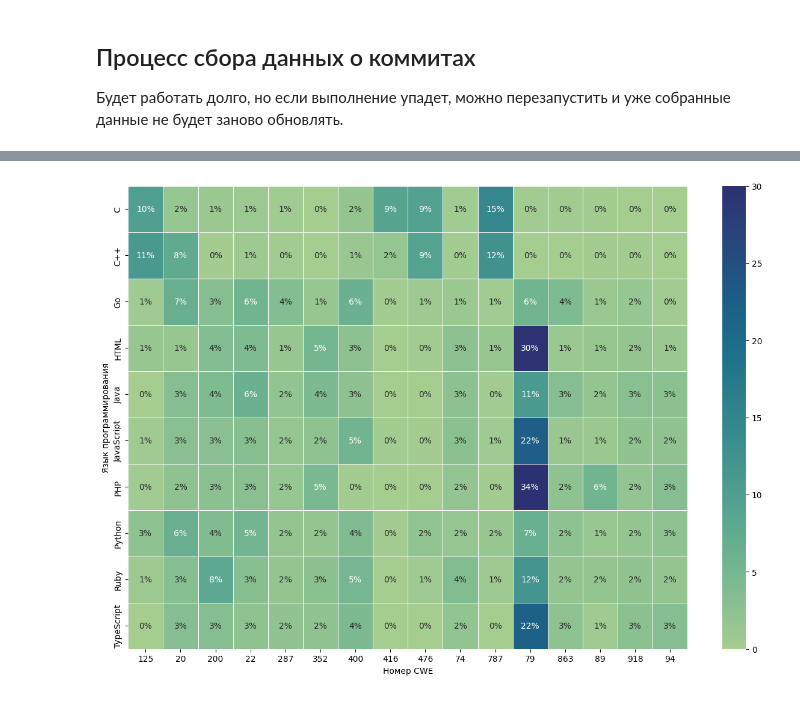
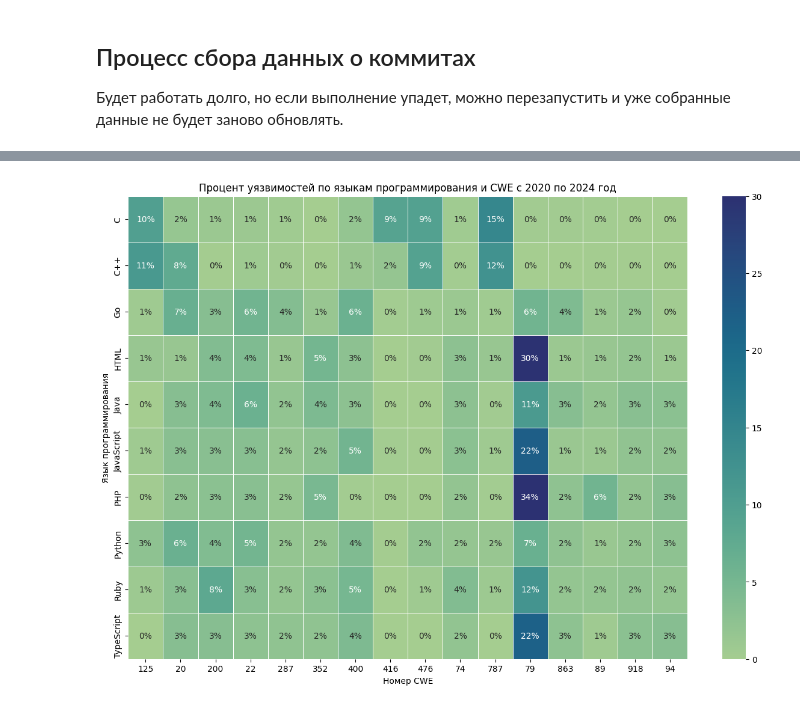
Before and after one commit to vodkar/software_vulnerabilites_investigation, a Jupyter notebook: sv_investigation/process_cve_data.ipynb, the cells around one changed output, grey strips where cells are left out. Drawn from its saved outputs; the diff is of its cells as text; code cells hidden in the pictures.

Commit message:
Updated graphs a little bit

```diff
--- a/sv_investigation/process_cve_data.ipynb
+++ b/sv_investigation/process_cve_data.ipynb
@@ -33,7 +33,7 @@ counted_data = (
     .agg(pl.col("has_commit_link").max().alias("has_commit_link"))
     .group_by(by=["year"])
     .agg(pl.col("has_commit_link").sum().alias("with_commit_count"), pl.count().alias("total_count"))
-    .filter((pl.col("year") >= 2018).and_(pl.col("year") <= 2023))
+    .filter((pl.col("year") >= 2015).and_(pl.col("year") <= 2023))
     .sort(by="year")
 )
 print(
@@ -136,7 +130,7 @@ for commit in github_refs.iter_rows(named=True):
 pl.DataFrame(commit_data).write_csv(GITHUB_COMMIT_DATA_PATH)
 # %%
 fix_commits = pl.read_csv(GITHUB_COMMIT_DATA_PATH)
-fix_commits = fix_commits.with_columns(pl.col("cve_id").str.split(by="-").list.get(0).str.to_integer().alias("year")).filter(pl.col("year") >= 2020)
+fix_commits = fix_commits.with_columns(pl.col("cve_id").str.split(by="-").list.get(0).str.to_integer().alias("year"))
 # extract file extension
 fix_commits = fix_commits.with_columns(pl.col("file").str.extract(r".*\.(.*)", group_index=1).alias("file_extension"))
 fix_commits = fix_commits.with_columns(
@@ -273,41 +262,46 @@ fig.show()
 # %%
-top_cwes = set(
-    language_with_vulnerabilities.group_by(by="cwe_id")
-    .count()
-    .sort(by="count", descending=True)
-    .limit(16)
-    .select(pl.col("cwe_id"))
-    .to_series()
-)
-top_cwes_commits = language_with_vulnerabilities.filter(pl.col("cwe_id").is_in(top_cwes))
-# Count amount of commits per language
-commits_count = (
-    language_with_vulnerabilities.select("language").group_by(by="language").agg(pl.count().alias("total_count"))
-)
-top_cwes_commits = (
-    top_cwes_commits.group_by(by=["language", "cwe_id"])
-    .count()
-    .join(commits_count, on="language")
-    .with_columns(
-        (pl.col("count") / pl.col("total_count") * pl.lit(100)).alias("percentage"),
-        pl.col("cwe_id").str.replace("CWE-", ""),
+def draw_heatmap_from_year(from_year: int, to_year: int, save_pic: bool=False):
+    filtered_data = get_languages_with_vulnerabilities_data(from_year, to_year)
+    top_cwes = set(
+        filtered_data.group_by(by="cwe_id")
+        .count()
+        .sort(by="count", descending=True)
+        .limit(16)
+        .select(pl.col("cwe_id"))
+        .to_series()
     )
-    .to_pandas()
-)
+    top_cwes_commits = filtered_data.filter(pl.col("cwe_id").is_in(top_cwes))
+    # Count amount of commits per language
+    commits_count = (
+        filtered_data.select("language").group_by(by="language").agg(pl.count().alias("total_count"))
+    )
+    top_cwes_commits = (
+        top_cwes_commits.group_by(by=["language", "cwe_id"])
+        .count()
+        .join(commits_count, on="language")
+        .with_columns(
+            (pl.col("count") / pl.col("total_count") * pl.lit(100)).alias("percentage"),
+            pl.col("cwe_id").str.replace("CWE-", ""),
+        )
+        .to_pandas()
+    )
 
-fig, ax = plt.subplots(figsize=(15, 10))
-ax_heatmap = sns.heatmap(
-    top_cwes_commits.pivot(index="language", columns="cwe_id", values="percentage").fillna(0),
-    linewidths=0.5,
-    cmap="crest",
-    vmax=30,
-    annot=True,
-    ax=ax,
-    fmt=".0f",
-)
-for t in ax_heatmap.texts:
-    t.set_text(t.get_text() + "%")
-ax_heatmap.set(ylabel="Язык программирования", xlabel="Номер CWE")
-fig.savefig(RESULTED_IMAGES / "cwe_language_heatmap.png")
+    fig, ax = plt.subplots(figsize=(15, 10))
+    ax_heatmap = sns.heatmap(
+        top_cwes_commits.pivot(index="language", columns="cwe_id", values="percentage").fillna(0),
+        linewidths=0.5,
+        cmap="crest",
+        vmax=30,
+        annot=True,
+        ax=ax,
+        fmt=".0f",
+    )
+    for t in ax_heatmap.texts:
+        t.set_text(t.get_text() + "%")
+    ax_heatmap.set(ylabel="Язык программирования", xlabel="Номер CWE")
+    ax_heatmap.set_title(f"Процент уязвимостей по языкам программирования и CWE с {from_year} по {to_year} год")
+    fig.savefig(RESULTED_IMAGES / "cwe_language_heatmap.png")
+
+draw_heatmap_from_year(2020, 2024)
 # %% [output]
-[figure, old version]
+[figure, new version]
```
Also changed, not shown: parts of 5 cells of this notebook, 2 other files.
